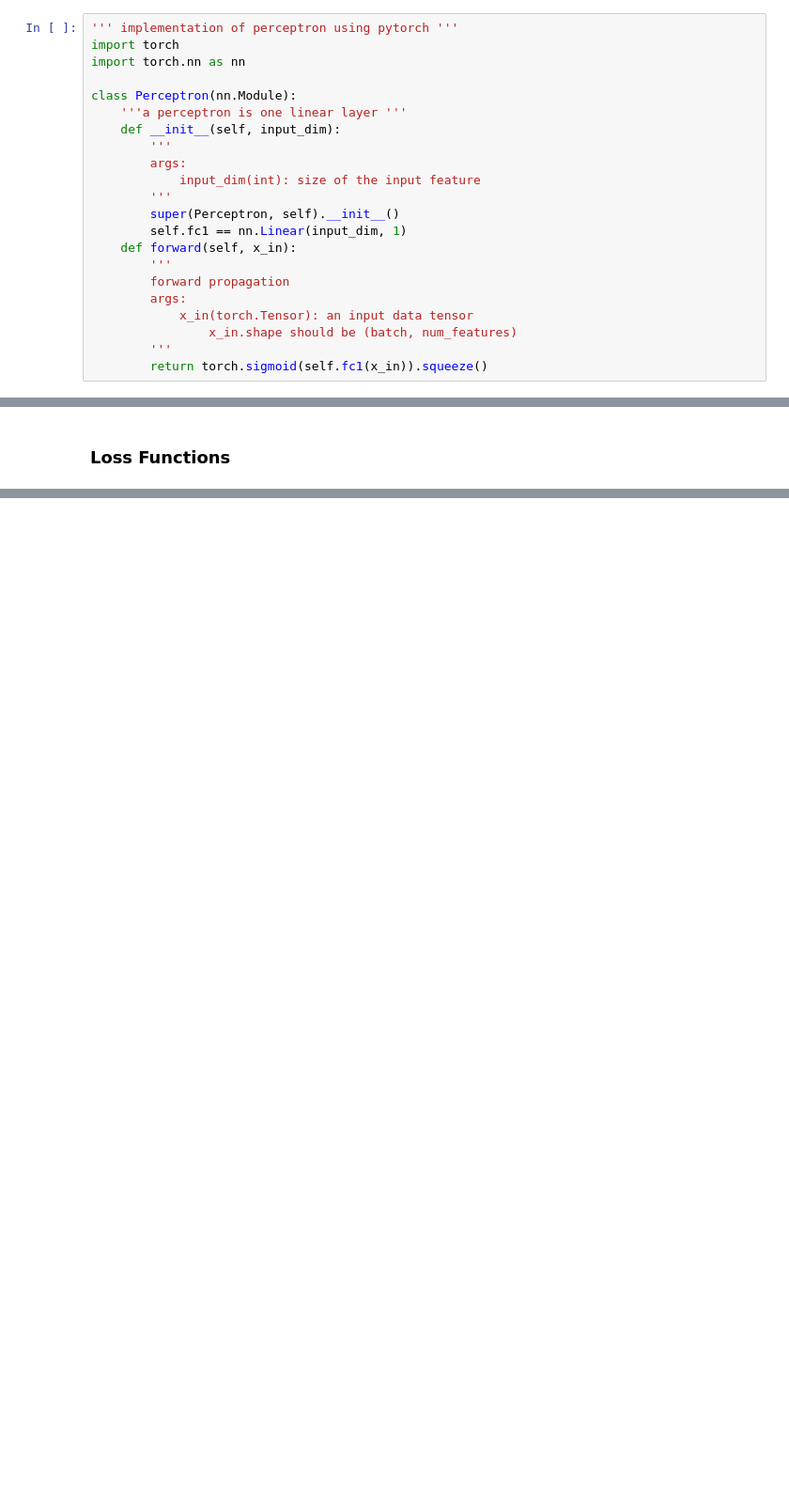
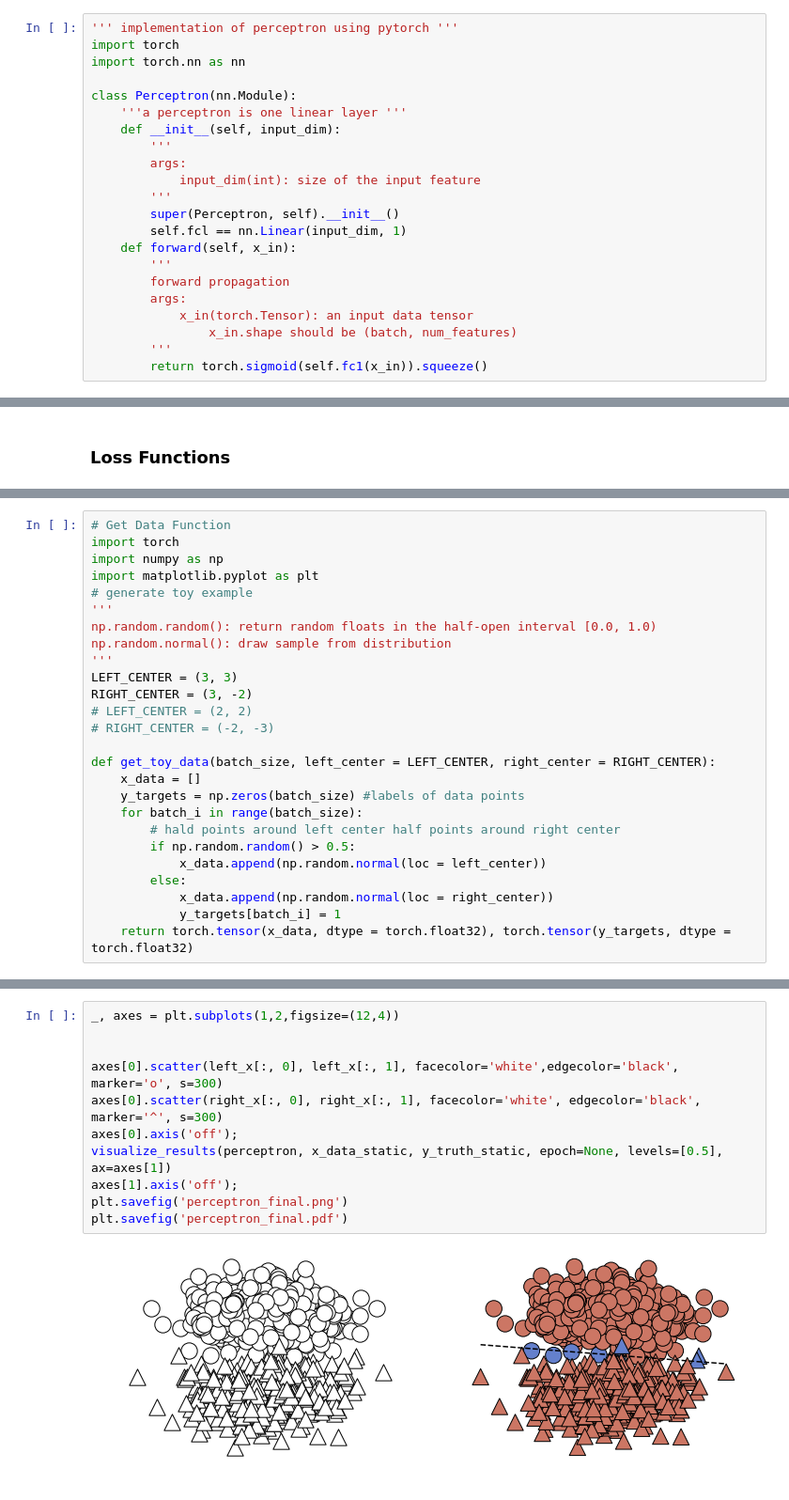
Before and after one commit to karenacorn99/NLPwithPyTorch-Rao-McMahan, a Jupyter notebook: nlp.ipynb, the cells around one changed output, grey strips where cells are left out. Shown at 94% size. Drawn from its saved outputs; the diff is of its cells as text; blank space fills up the shorter version.

```diff
--- a/nlp.ipynb
+++ b/nlp.ipynb
@@ -17,7 +17,7 @@ class Perceptron(nn.Module):
             input_dim(int): size of the input feature
         '''
         super(Perceptron, self).__init__()
-        self.fc1 == nn.Linear(input_dim, 1)
+        self.fcl == nn.Linear(input_dim, 1)
     def forward(self, x_in):
         '''
         forward propagation
@@ -139,0 +182,26 @@ tensor(1.0166)
+# %%
+# Get Data Function
+import torch
+import numpy as np
+import matplotlib.pyplot as plt
+# generate toy example
+'''
+np.random.random(): return random floats in the half-open interval [0.0, 1.0)
+np.random.normal(): draw sample from distribution
+'''
+LEFT_CENTER = (3, 3)
+RIGHT_CENTER = (3, -2)
+# LEFT_CENTER = (2, 2)
+# RIGHT_CENTER = (-2, -3)
+
+def get_toy_data(batch_size, left_center = LEFT_CENTER, right_center = RIGHT_CENTER):
+    x_data = []
+    y_targets = np.zeros(batch_size) #labels of data points
+    for batch_i in range(batch_size):
+        # hald points around left center half points around right center
+        if np.random.random() > 0.5:
+            x_data.append(np.random.normal(loc = left_center))
+        else:
+            x_data.append(np.random.normal(loc = right_center))
+            y_targets[batch_i] = 1
+    return torch.tensor(x_data, dtype = torch.float32), torch.tensor(y_targets, dtype = torch.float32)
@@ -139,0 +387,13 @@ tensor(1.0166)
+# %%
+_, axes = plt.subplots(1,2,figsize=(12,4))
+
+
+axes[0].scatter(left_x[:, 0], left_x[:, 1], facecolor='white',edgecolor='black', marker='o', s=300)
+axes[0].scatter(right_x[:, 0], right_x[:, 1], facecolor='white', edgecolor='black', marker='^', s=300)
+axes[0].axis('off');
+visualize_results(perceptron, x_data_static, y_truth_static, epoch=None, levels=[0.5], ax=axes[1])
+axes[1].axis('off');
+plt.savefig('perceptron_final.png')
+plt.savefig('perceptron_final.pdf')
+# %% [output]
+[figure, added]
```
Also changed, not shown: parts of 49 cells of this notebook, 2 other files.
